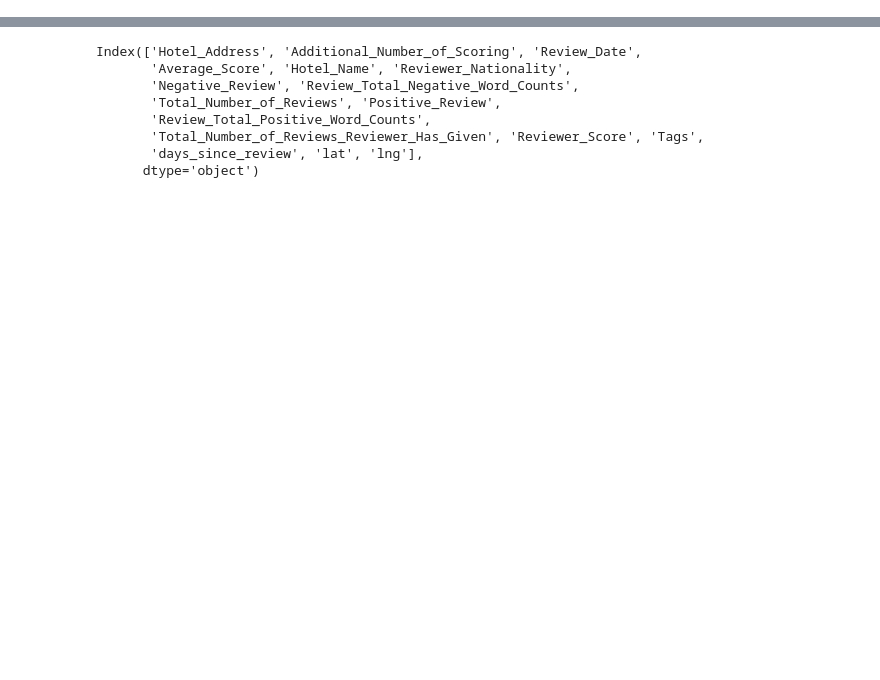
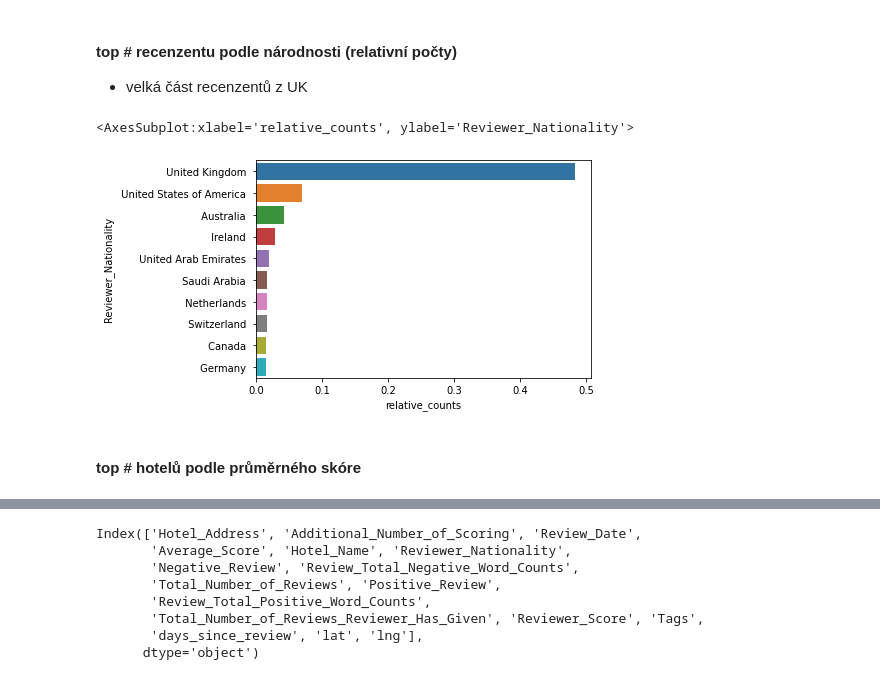
Before and after one commit to cermatej/vse-text-analysis, a Jupyter notebook: hotel_text_analysis.ipynb, the cells around one changed output, grey strips where cells are left out. Cells and saved outputs as stored; diff of their text form; code cells hidden in the pictures; blank space fills up the shorter version.

```diff
--- a/hotel_text_analysis.ipynb
+++ b/hotel_text_analysis.ipynb
@@ -63,0 +78,17 @@ dtype: object
+# %% [markdown]
+#### top # recenzentu podle národnosti (relativní počty)
+* velká část recenzentů z UK
+# %%
+top_n = 10
+reviewers_counts = pd.DataFrame(hotel.groupby('Reviewer_Nationality')['Hotel_Name'].count().sort_values(ascending=False))
+reviewers_counts.columns = ['counts']
+top_reviewers = reviewers_counts[:top_n] # get top n
+top_reviewers = top_reviewers.reset_index()
+top_reviewers['relative_counts'] = top_reviewers['counts'] / hotel.shape[0]
+
+sns.barplot(x='relative_counts', y='Reviewer_Nationality', data=top_reviewers)
+# %% [output]
+<AxesSubplot:xlabel='relative_counts', ylabel='Reviewer_Nationality'>
+[figure, added]
+# %% [markdown]
+#### top # hotelů podle průměrného skóre
```
Also changed, not shown: parts of 91 cells of this notebook, 1 other file.
